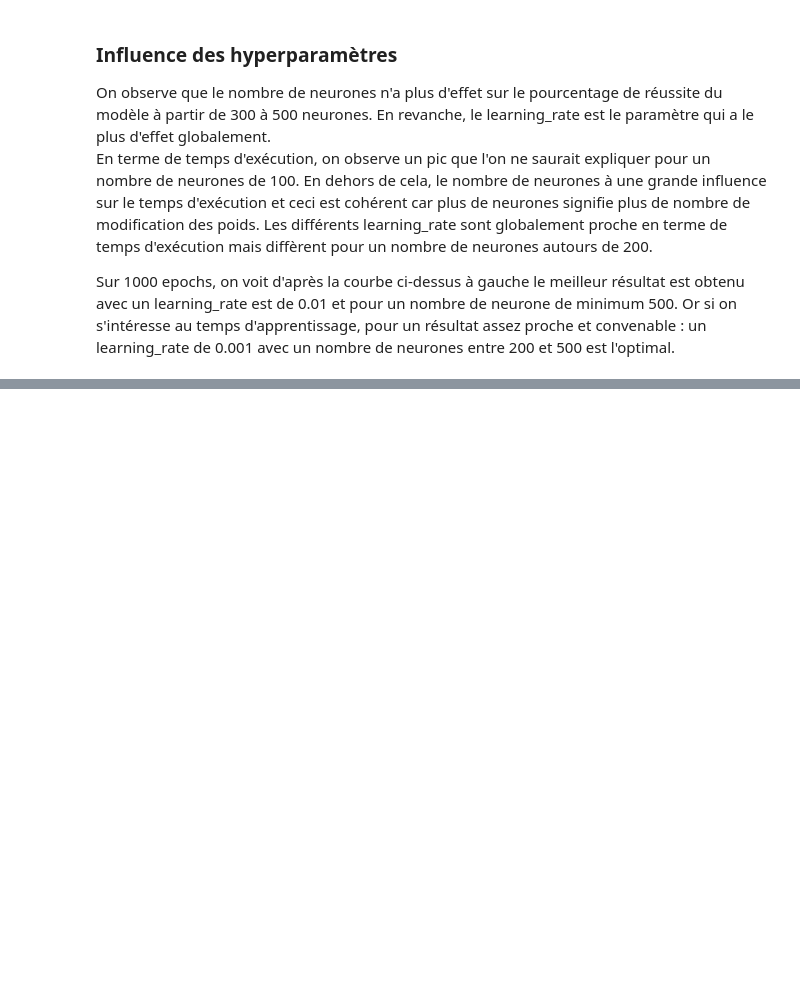
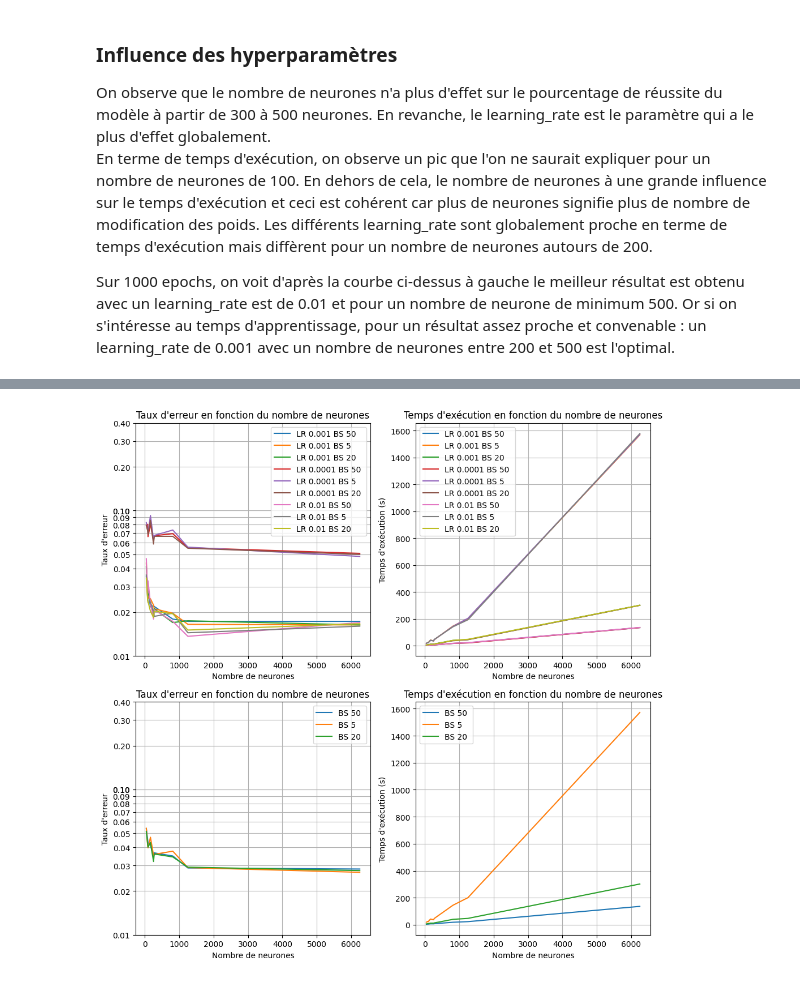
Before and after one commit to ajreckof/biml-projet, a Jupyter notebook: Projet.ipynb, the cells around one changed output, grey strips where cells are left out. Drawn from its saved outputs; the diff is of its cells as text; code cells hidden in the pictures; blank space fills up the shorter version.

```diff
--- a/Projet.ipynb
+++ b/Projet.ipynb
@@ -113,0 +121,78 @@ résultat grid_search first_layer_size :`0.9872857332229614`
+# %%
+import pandas as pd
+import matplotlib
+import matplotlib.pyplot as plt
+from itertools import product
+
+# Lire les données CSV
+data = pd.read_csv('results_deep_incrementing_factor.csv')
+data["first_layer_size"] = 10 * data['incrementing_factor'] ** data['number_of_layers']
+data = data.sort_values(["first_layer_size"])
+
+
+# Séparer les données en fonction du taux d'apprentissage
+learning_rates = data['learning_rate'].unique()
+batch_sizes = data['batch_size'].unique()
+
+# Créer une figure avec deux sous-graphiques
+fig, ((ax1, ax2),(ax3,ax4)) = plt.subplots(2, 2, figsize=(10, 10))
+
+# Parcourir les taux d'apprentissage et créer les graphiques
+for lr, bs in product(learning_rates, batch_sizes):
+    subset = data[(data['learning_rate'] == lr) & (data['batch_size'] == bs)]
+    ax1.plot(subset["first_layer_size"] , 1-subset['resultat'], label=f'LR {lr} BS {bs} ')
+    ax2.plot(subset["first_layer_size"], subset['temps'], label=f'LR {lr} BS {bs} ')
+
+# Configurer le premier graphique (Résultats)
+ax1.set_xlabel('Nombre de neurones')
+ax1.set_ylabel('Taux d\'erreur')
+ax1.set_yscale("log")
+yticks = [0.01 * i for i in range(1, 11)] + [0.1 * i for i in range(1, 5)]
+ax1.set_yticks(yticks)
+ax1.get_yaxis().set_major_formatter(matplotlib.ticker.ScalarFormatter())
+ax1.set_title('Taux d\'erreur en fonction du nombre de neurones')
+ax1.legend()
+ax1.grid(True)
+
+# Configurer le deuxième graphique (Temps d'exécution)
+ax2.set_xlabel('Nombre de neurones')
+ax2.set_ylabel('Temps d\'exécution (s)')
+ax2.set_title('Temps d\'exécution en fonction du nombre de neurones')
+ax2.legend()
+ax2.grid(True)
+
+
+
+
+
+# Parcourir les taux d'apprentissage et créer les graphiques
+for bs in batch_sizes:
+    subset = data[data['batch_size'] == bs].groupby(["first_layer_size"]).mean()
+    ax3.plot(subset.index , 1-subset['resultat'], label=f'BS {bs} ')
+    ax4.plot(subset.index, subset['temps'], label=f'BS {bs} ')
+
+# Configurer le premier graphique (Résultats)
+ax3.set_xlabel('Nombre de neurones')
+ax3.set_ylabel('Taux d\'erreur')
+ax3.set_yscale("log")
+yticks = [0.01 * i for i in range(1, 11)] + [0.1 * i for i in range(1, 5)]
+ax3.set_yticks(yticks)
+ax3.get_yaxis().set_major_formatter(matplotlib.ticker.ScalarFormatter())
+ax3.set_title('Taux d\'erreur en fonction du nombre de neurones')
+ax3.legend()
+ax3.grid(True)
+
+# Configurer le deuxième graphique (Temps d'exécution)
+ax4.set_xlabel('Nombre de neurones')
+ax4.set_ylabel('Temps d\'exécution (s)')
+ax4.set_title('Temps d\'exécution en fonction du nombre de neurones')
+ax4.legend()
+ax4.grid(True)
+
+# Ajuster l'espacement entre les sous-graphiques
+plt.tight_layout()
+
+# Afficher les graphiques
+plt.show()
+# %% [output]
+[figure, added]
```
Also changed, not shown: parts of 11 cells of this notebook, 4 other files.
